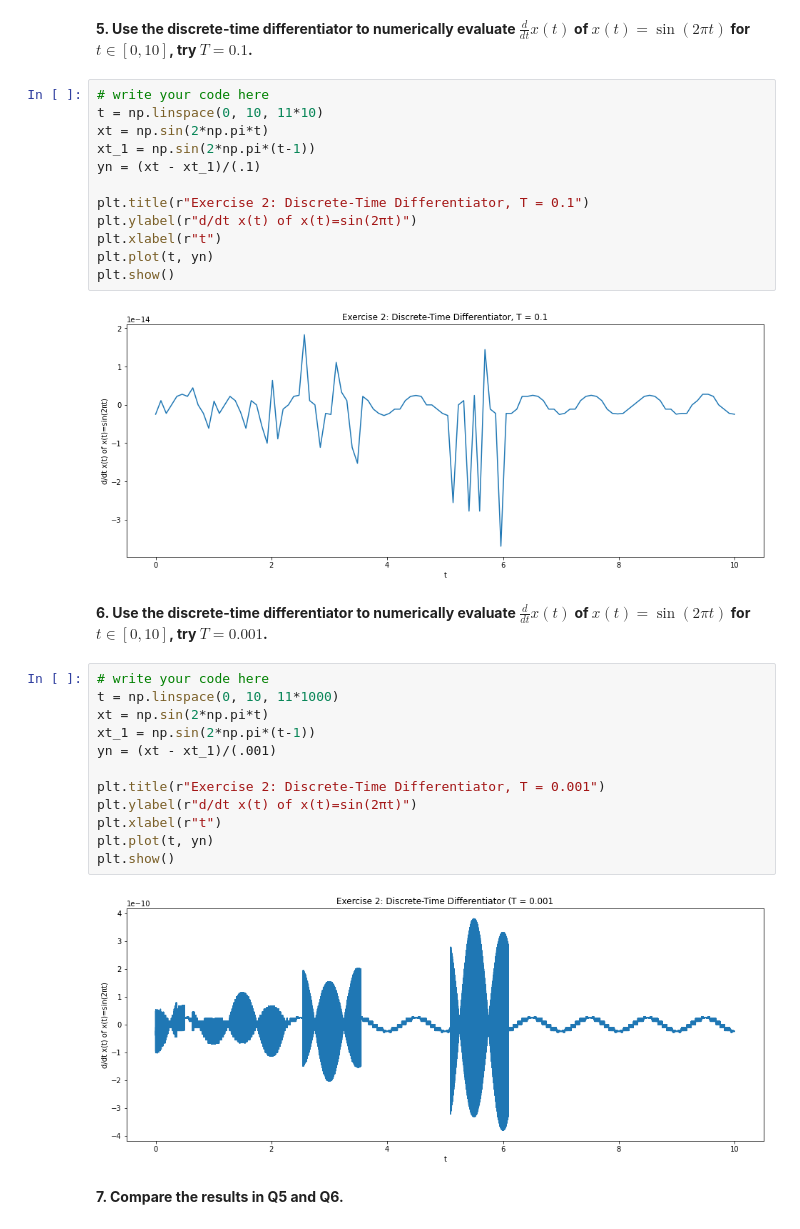
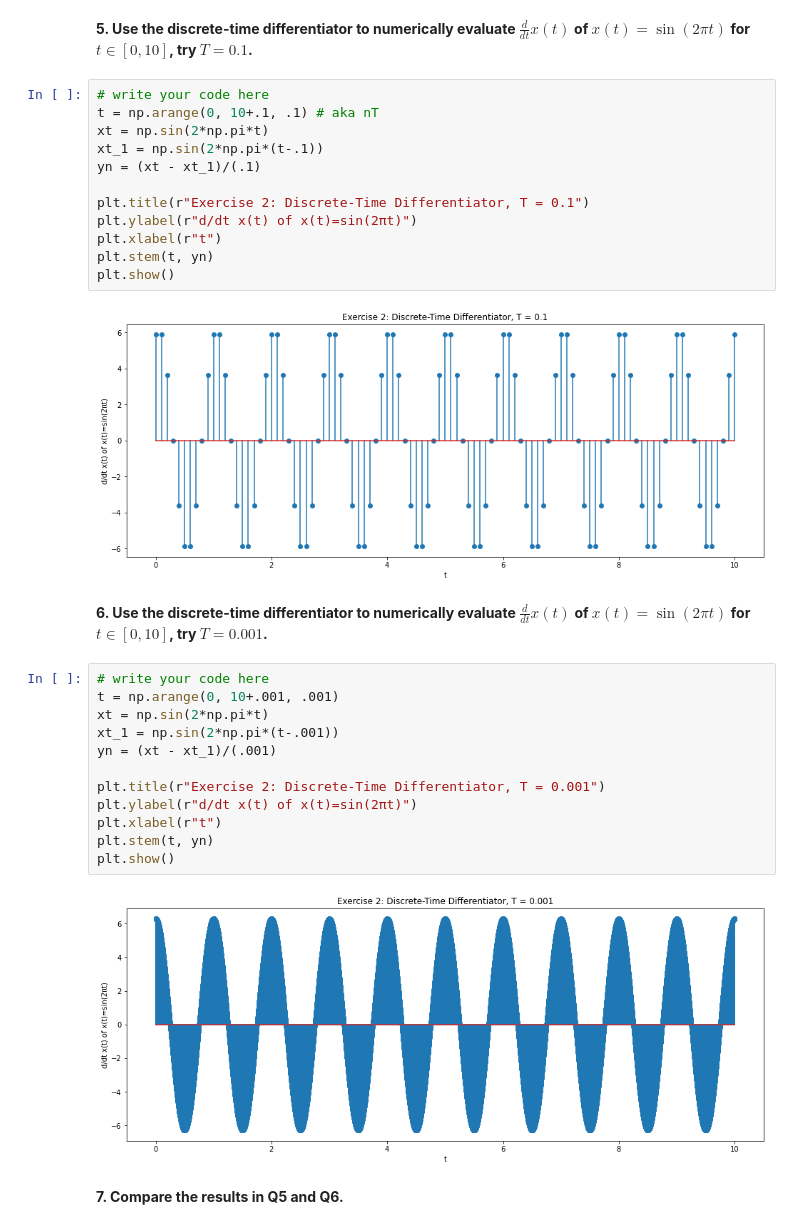
Before and after one commit to cdavin2/dsp_lab02, a Jupyter notebook: lab02_instructions.ipynb, the cells around one changed output. Saved outputs shown, nothing was run; the diff lists cells and outputs as text.

```diff
--- a/lab02_instructions.ipynb
+++ b/lab02_instructions.ipynb
@@ -120,34 +127,34 @@ plt.show()
 **5. Use the discrete-time differentiator to numerically evaluate $\frac{d}{dt}x(t)$ of $x(t)=\sin(2\pi t)$ for $t\in[0,10]$, try $T=0.1$.**
 # %%
 # write your code here
-t = np.linspace(0, 10, 11*10)
+t = np.arange(0, 10+.1, .1) # aka nT
 xt = np.sin(2*np.pi*t)
-xt_1 = np.sin(2*np.pi*(t-1))
+xt_1 = np.sin(2*np.pi*(t-.1))
 yn = (xt - xt_1)/(.1)
 
 plt.title(r"Exercise 2: Discrete-Time Differentiator, T = 0.1")
 plt.ylabel(r"d/dt x(t) of x(t)=sin(2πt)")
 plt.xlabel(r"t")
-plt.plot(t, yn)
+plt.stem(t, yn)
 plt.show()
 # %% [output]
-[figure, old version]
+[figure, new version]
 # %% [markdown]
 **6. Use the discrete-time differentiator to numerically evaluate $\frac{d}{dt}x(t)$ of $x(t)=\sin(2\pi t)$ for $t\in[0,10]$, try $T=0.001$.**
 # %%
 # write your code here
-t = np.linspace(0, 10, 11*1000)
+t = np.arange(0, 10+.001, .001)
 xt = np.sin(2*np.pi*t)
-xt_1 = np.sin(2*np.pi*(t-1))
+xt_1 = np.sin(2*np.pi*(t-.001))
 yn = (xt - xt_1)/(.001)
 
 plt.title(r"Exercise 2: Discrete-Time Differentiator, T = 0.001")
 plt.ylabel(r"d/dt x(t) of x(t)=sin(2πt)")
 plt.xlabel(r"t")
-plt.plot(t, yn)
+plt.stem(t, yn)
 plt.show()
 # %% [output]
-[figure, old version]
+[figure, new version]
 # %% [markdown]
 **7. Compare the results in Q5 and Q6.**
 # %% [markdown]
```
Also changed, not shown: parts of 7 cells of this notebook.
